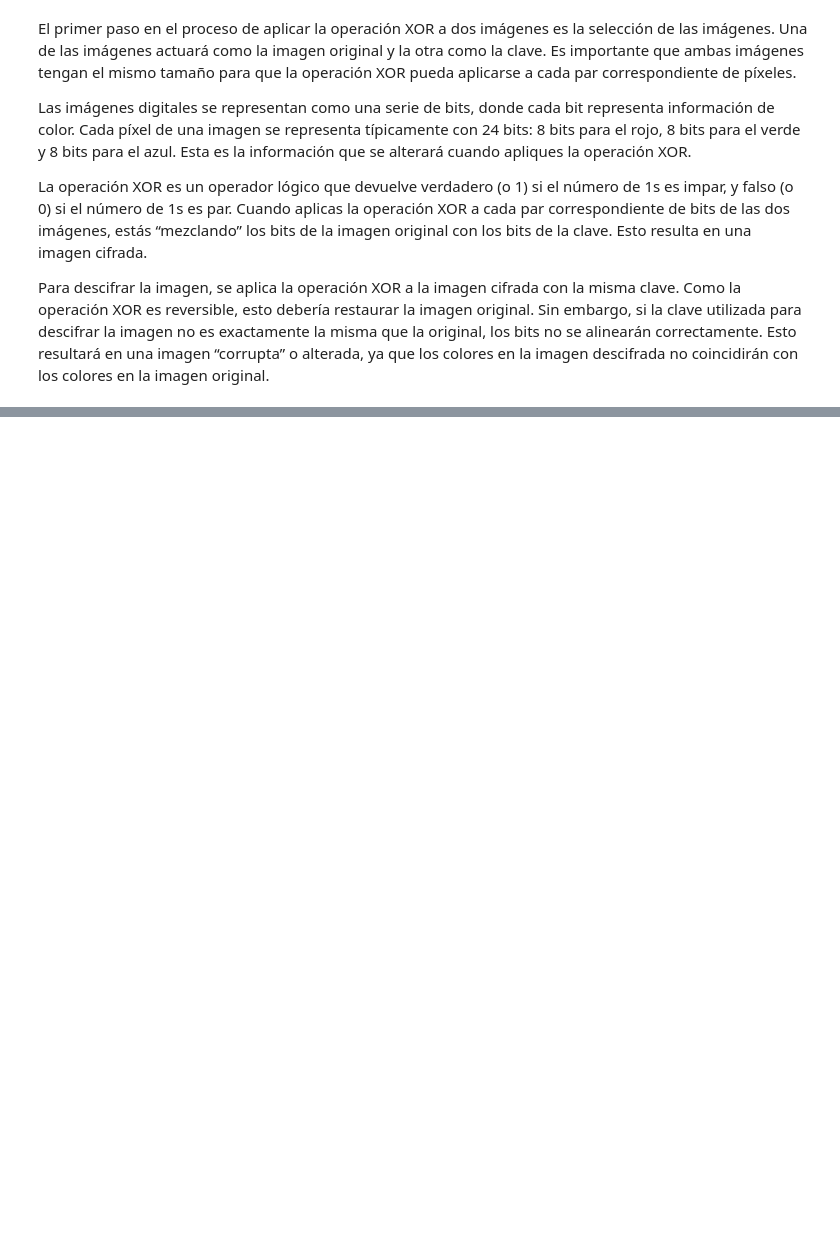
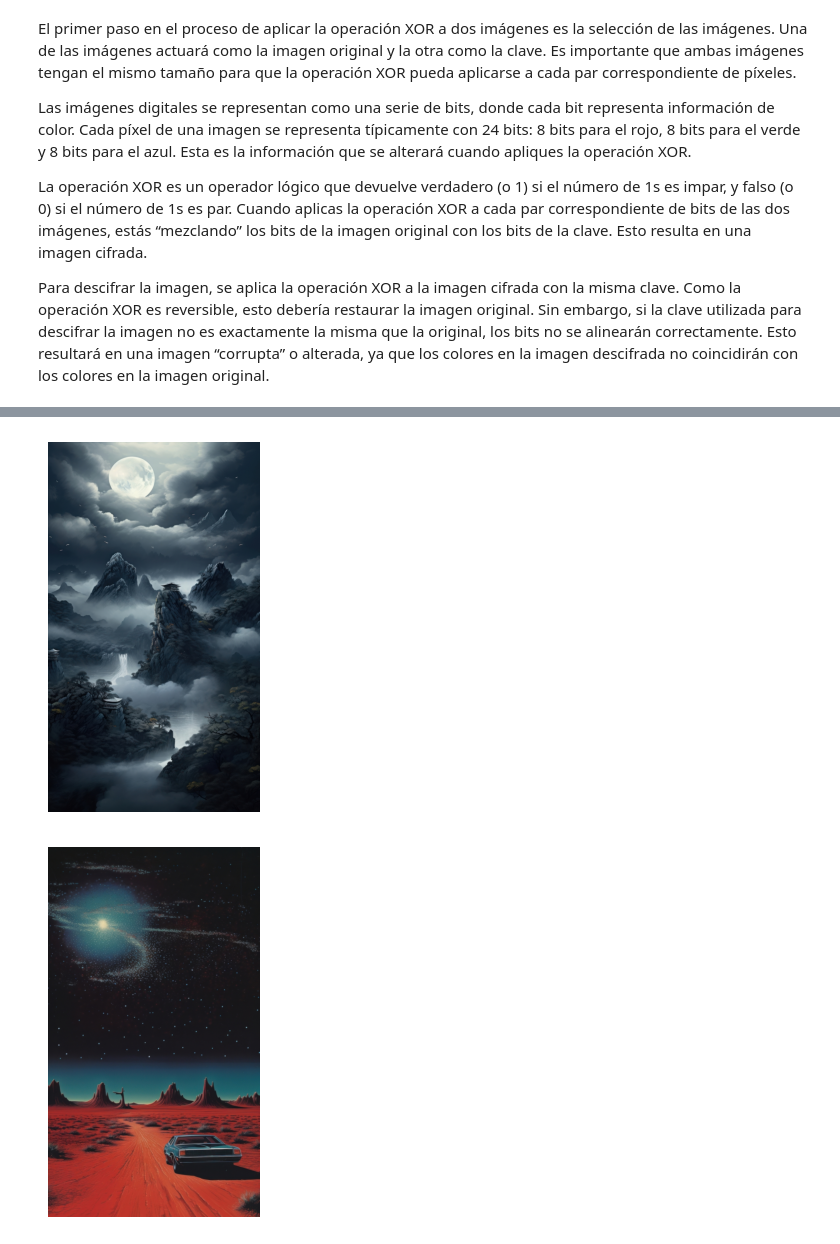
Before and after one commit to javim7/Cifrado-Informacion, a Jupyter notebook: parteB.ipynb, the cells around one changed output, grey strips where cells are left out. Saved outputs shown, nothing was run; the diff lists cells and outputs as text; code cells hidden in the pictures; blank space fills up the shorter version.

```diff
--- a/parteB.ipynb
+++ b/parteB.ipynb
@@ -86,0 +105,10 @@ Para descifrar la imagen, se aplica la operación XOR a la imagen cifrada con la
+# %%
+imagen1 = './imagenes/view.png'
+imagen2 = './imagenes/car.png'
+output_path = './imagenes/viewCarXor.png'
+
+show_image(imagen1)
+show_image(imagen2)
+# %% [output]
+[figure, added]
+[figure, added]
```
Also changed, not shown: parts of 14 cells of this notebook, 9 other files.
